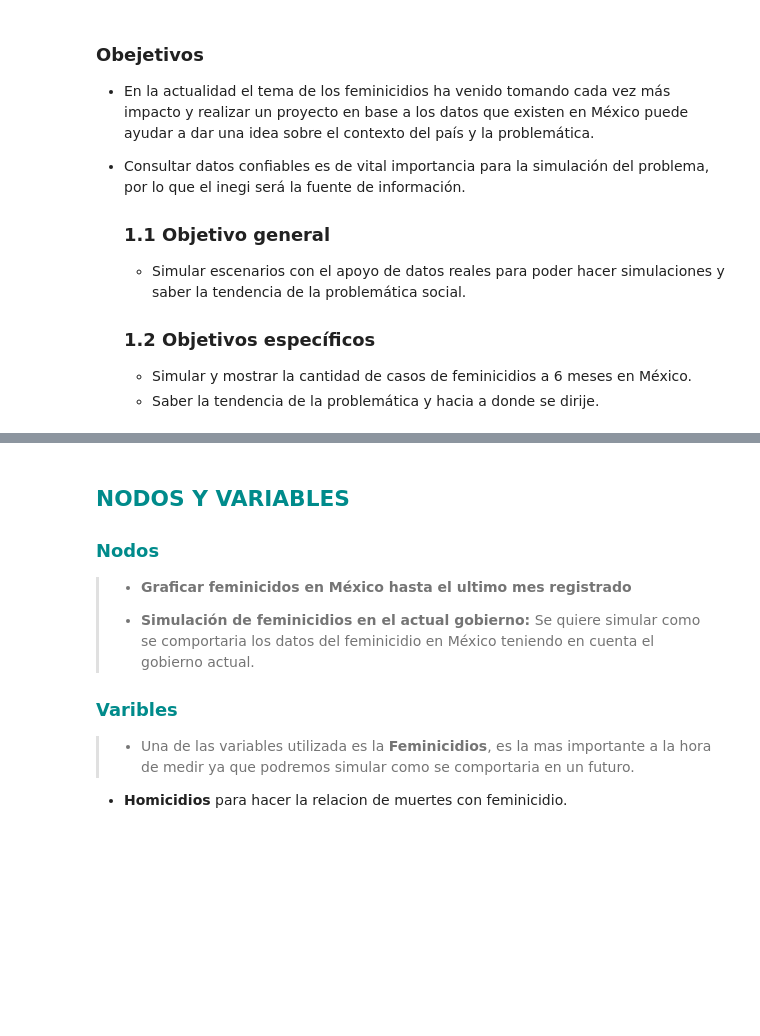
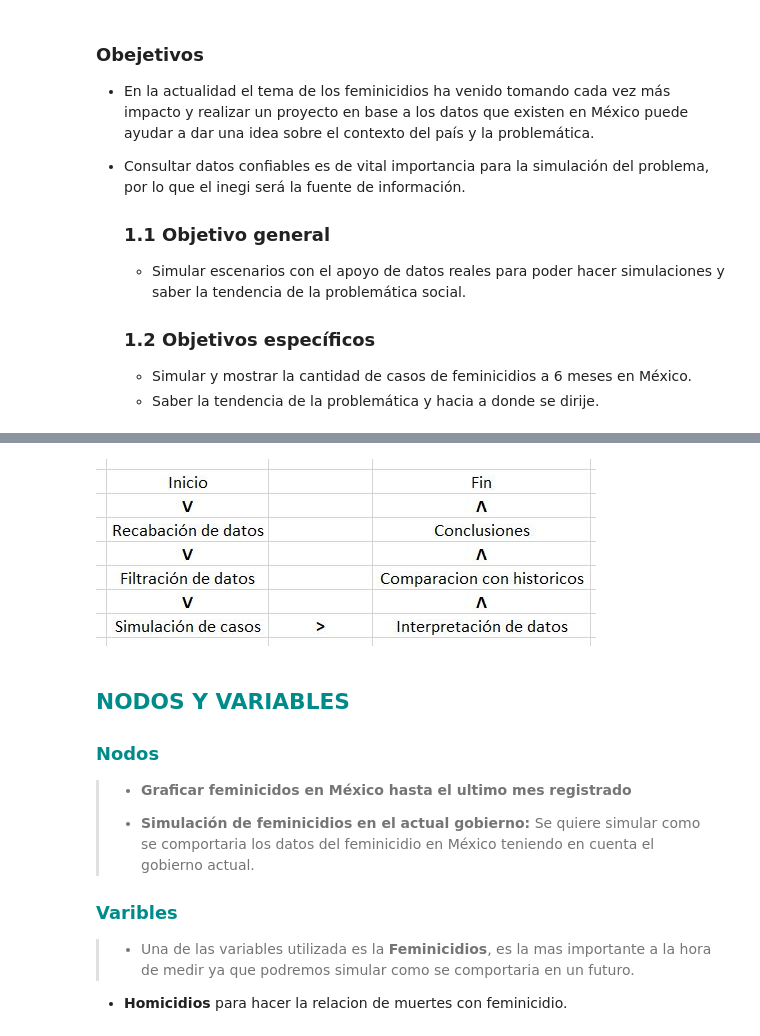
Before and after one commit to Jancope/ProyectoModulo1, a Jupyter notebook: ProyectoModulo1_PenaJ_OrtizJ.ipynb, the cells around one changed output, grey strips where cells are left out. Saved outputs shown, nothing was run; the diff lists cells and outputs as text; code cells hidden in the pictures; blank space fills up the shorter version.

Commit message:
Diagrama

```diff
--- a/ProyectoModulo1_PenaJ_OrtizJ.ipynb
+++ b/ProyectoModulo1_PenaJ_OrtizJ.ipynb
@@ -48,6 +48,11 @@ La relevancia del tema al día de hoy es grande y sigue creciendo, al menos en l
 Las simulaciones llevadas a cabo para la resolución del proyecto serán basadas en la información emitida por el mismo gobierno y los datos que proporcione el INEGI, la muestra analizada será de México y se tomarán hasta los datos más recientes que hay al momento de empezar con las simulaciones para más precisión.
 
 Con el análisis que generemos a partir de las simulaciones hechas podremos deducir la tendencia general que tiene esta problemática y poder hacer conclusiones al respecto, si es culpa del gobierno por falta de seguridad, crisis económicas causadas por la pandemia, etc.
+# %%
+from IPython.display import Image
+Image(filename='diagrama.jpg')
+# %% [output]
+[figure, added]
 # %% [markdown]
 ## <font color='darkcyan'> NODOS Y VARIABLES
 
```
Also changed, not shown: 1 other file.
